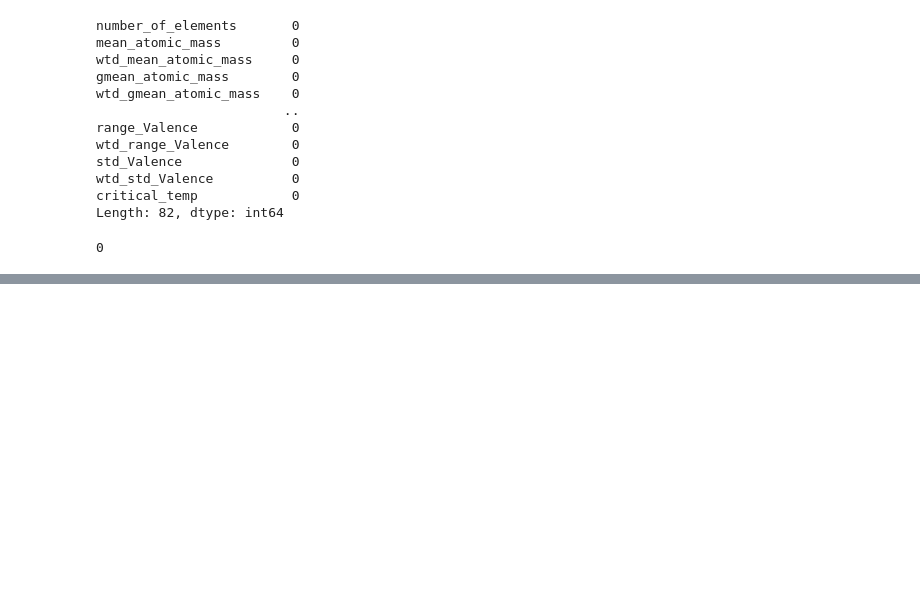
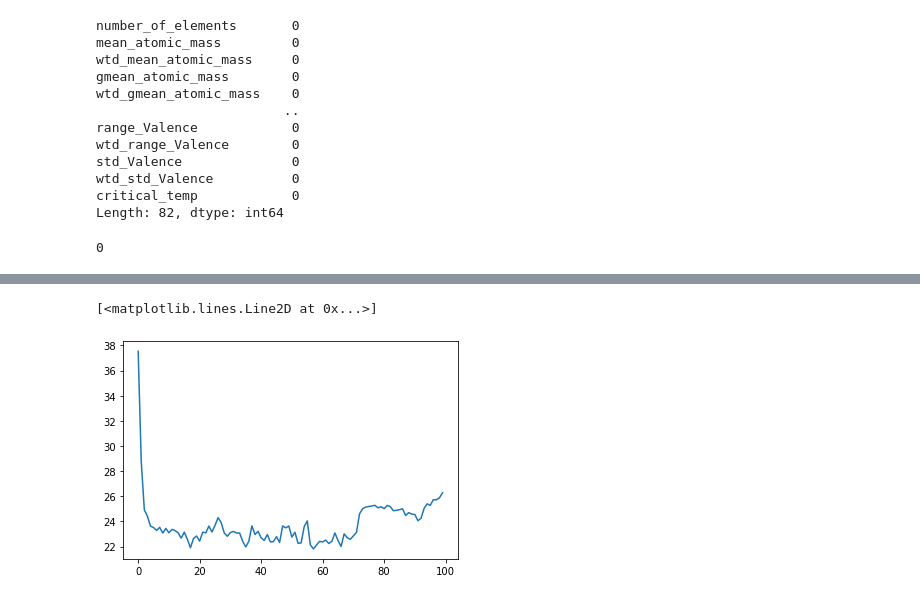
Before and after one commit to alvynabranches/trimester4, a Jupyter notebook: 4_Deep_Learning_Practical/assignment_05_06_08_2020/assignment.ipynb, the cells around one changed output, grey strips where cells are left out. Drawn from its saved outputs; the diff is of its cells as text; code cells hidden in the pictures; blank space fills up the shorter version.

```diff
--- a/4_Deep_Learning_Practical/assignment_05_06_08_2020/assignment.ipynb
+++ b/4_Deep_Learning_Practical/assignment_05_06_08_2020/assignment.ipynb
@@ -111,3 +111,9 @@ Length: 82, dtype: int64
 df.isnull().sum().sum()
 # %% [output]
 0
+# %%
+X = df.iloc[:,df.columns != 'critical_temp'].values
+y = df.iloc[:,df.columns == 'critical_temp'].values
+X_train, X_val, y_train, y_val = train_test_split(X, y, test_size=0.1)
+X_train, X_test, y_train, x_test = train_test_split(X_train, y_train, test_size=0.15)
+del X, y
@@ -113,0 +124,12 @@ df.isnull().sum().sum()
+# %%
+hidden_activation = 'tanh'
+output_activation = None
+model = Sequential(name='linear_model')
+model.add(Input(shape=(81,), name='input_layer'))
+model.add(Dense(81, activation=hidden_activation, name='first_hidden_layer'))
+model.add(Dense(162, activation=hidden_activation, name='second_hidden_layer'))
+model.add(Dense(81, activation=hidden_activation, name='third_hidden_layer'))
+model.add(Dense(40, activation=hidden_activation, name='fourth_hidden_layer'))
+model.add(Dense(1, name='output_layer'))
+model.compile(loss='mse', optimizer=RMSprop(learning_rate=1e-3), metrics=['msle', 'mae', 'mape', RootMeanSquaredError(name='rmse')])
+model.summary()
@@ -113,0 +155,5 @@ df.isnull().sum().sum()
+# %%
+%%time
+rmse_loss = []
+history = model.fit(X_train, y_train, validation_data=(X_val, y_val), epochs=100)
+rmse_loss += history.history['rmse']
@@ -113,0 +178,5 @@ df.isnull().sum().sum()
+# %%
+plt.plot(rmse_loss)
+# %% [output]
+[<matplotlib.lines.Line2D at 0x...>]
+[figure, added]
```
Also changed, not shown: parts of 3 cells of this notebook, 1 other file.
